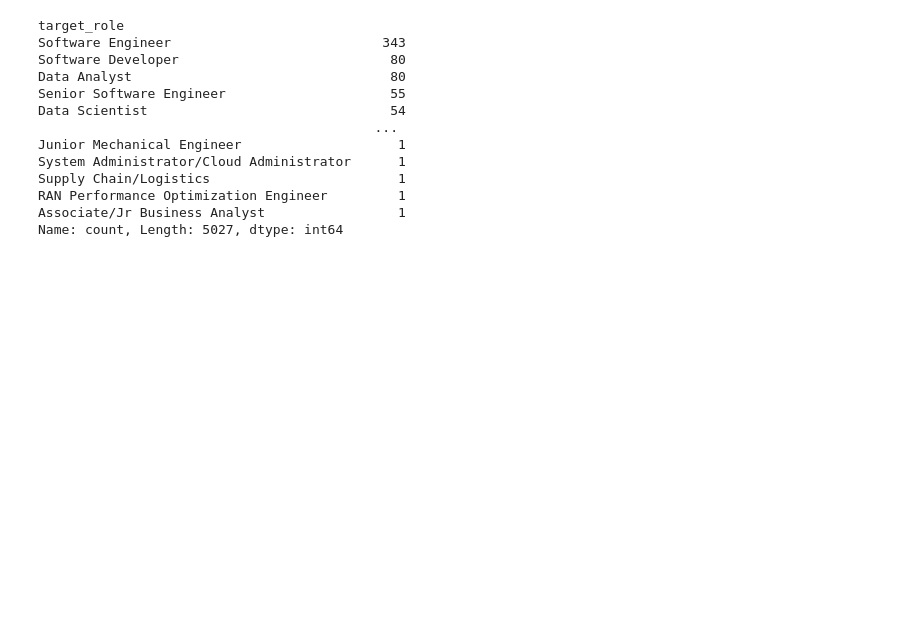
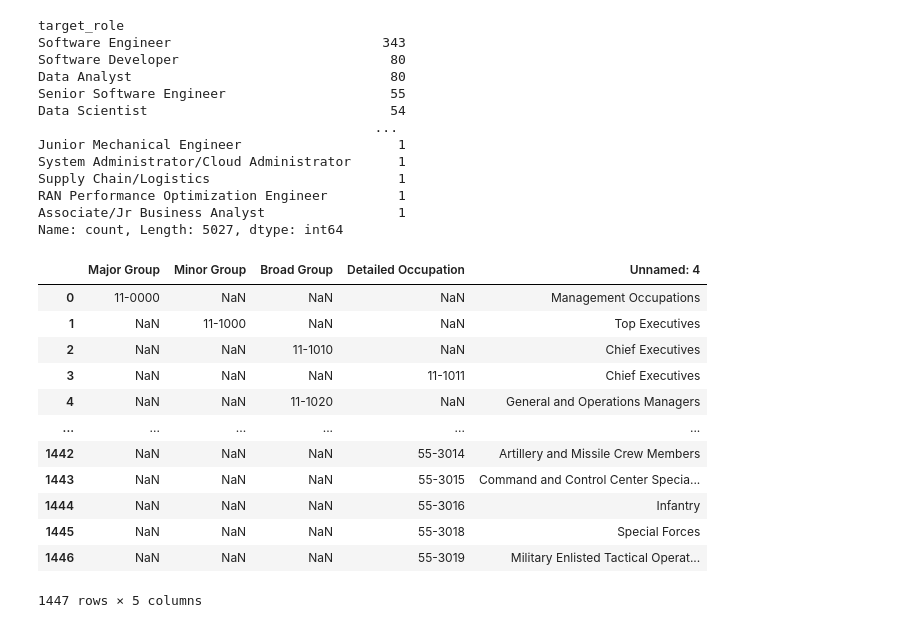
Before and after one commit to saakethk/Reddit-Resumes-Dataset, a Jupyter notebook: exploring_sample_data.ipynb, the cells around one changed output. Drawn from its saved outputs; the diff is of its cells as text; code cells hidden in the pictures; blank space fills up the shorter version.

Commit message:
found soc categories excel

```diff
--- a/exploring_sample_data.ipynb
+++ b/exploring_sample_data.ipynb
@@ -451,0 +452,18 @@ all_roles.drop_duplicates().to_csv("data/sample/roles.csv", index=False)
+# %%
+soc_taxonomy = pd.read_excel("data/sample/soc_structure_2018.xlsx", skiprows=7)
+# %%
+soc_taxonomy
+# %% [output]
+|  | Major Group | Minor Group | Broad Group | Detailed Occupation | Unnamed: 4 |
+| 0 | 11-0000 | NaN | NaN | NaN | Management Occupations |
+| 1 | NaN | 11-1000 | NaN | NaN | Top Executives |
+| 2 | NaN | NaN | 11-1010 | NaN | Chief Executives |
+| 3 | NaN | NaN | NaN | 11-1011 | Chief Executives |
+| 4 | NaN | NaN | 11-1020 | NaN | General and Operations Managers |
+| ... | ... | ... | ... | ... | ... |
+| 1442 | NaN | NaN | NaN | 55-3014 | Artillery and Missile Crew Members |
+| 1443 | NaN | NaN | NaN | 55-3015 | Command and Control Center Specia... |
+| 1444 | NaN | NaN | NaN | 55-3016 | Infantry |
+| 1445 | NaN | NaN | NaN | 55-3018 | Special Forces |
+| 1446 | NaN | NaN | NaN | 55-3019 | Military Enlisted Tactical Operat... |
+1447 rows × 5 columns
```
Also changed, not shown: parts of 3 cells of this notebook, 2 other files.
